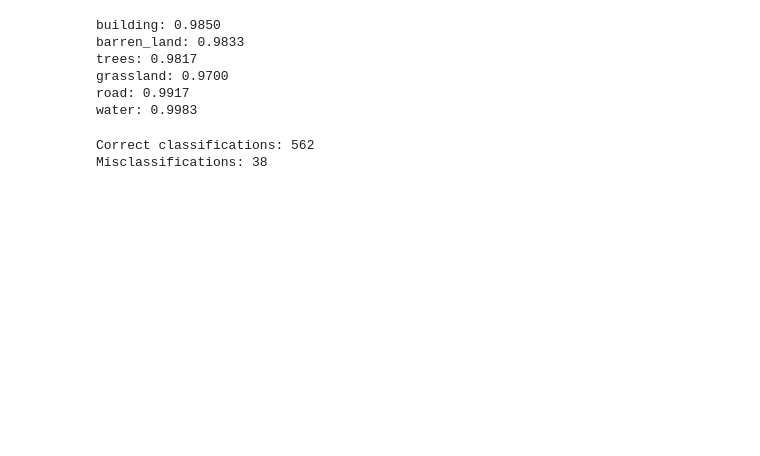
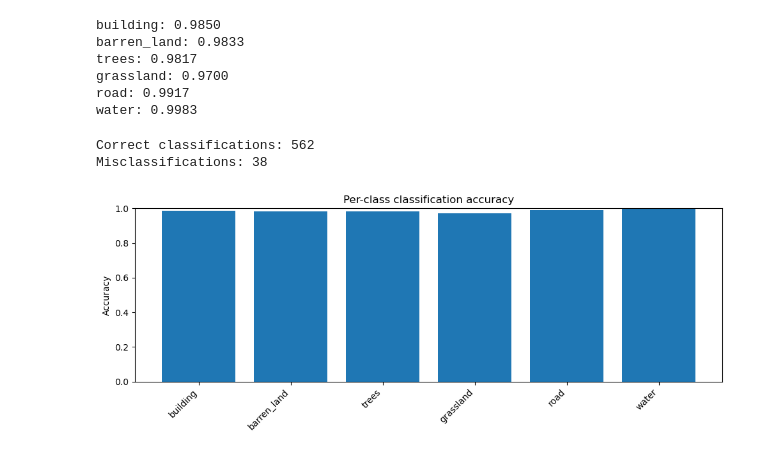
Before and after one commit to Hornston3/remote-sensing-lc, a Jupyter notebook: Random_forest_classifier_on_remote_sensing_image.ipynb, the cells around one changed output. Saved outputs shown, nothing was run; the diff lists cells and outputs as text; code cells hidden in the pictures; blank space fills up the shorter version.

```diff
--- a/Random_forest_classifier_on_remote_sensing_image.ipynb
+++ b/Random_forest_classifier_on_remote_sensing_image.ipynb
@@ -246,3 +238,15 @@ print(f"Misclassifications: {len(inc_pred)}")
 # %% [output]
 Correct classifications: 562
 Misclassifications: 38
+# %%
+# plot the per-class accuracy
+fig, ax = plt.subplots(figsize=(10, 4))
+ax.bar(acc_per_class.keys(), acc_per_class.values())
+ax.set_ylabel("Accuracy")
+ax.set_ylim(0, 1)
+ax.set_title("Per-class classification accuracy")
+plt.xticks(rotation=45, ha='right')
+plt.tight_layout()
+plt.show()
+# %% [output]
+[figure, added]
```
Also changed, not shown: parts of 3 cells of this notebook.
